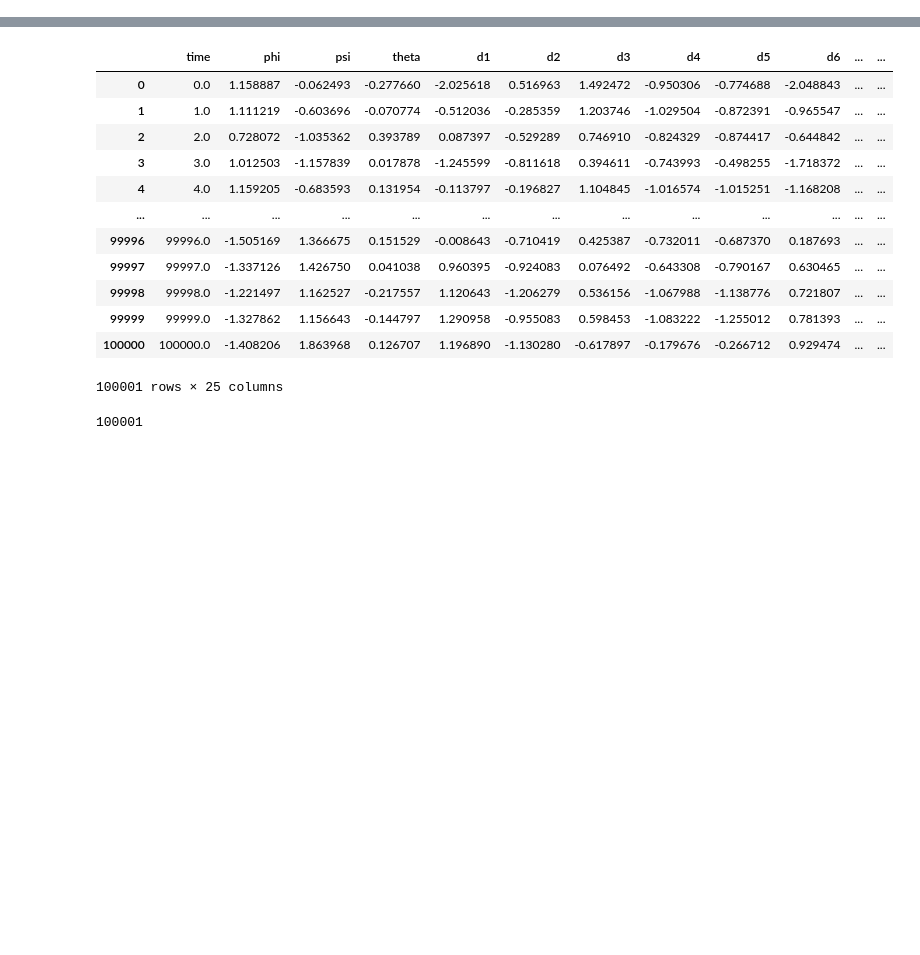
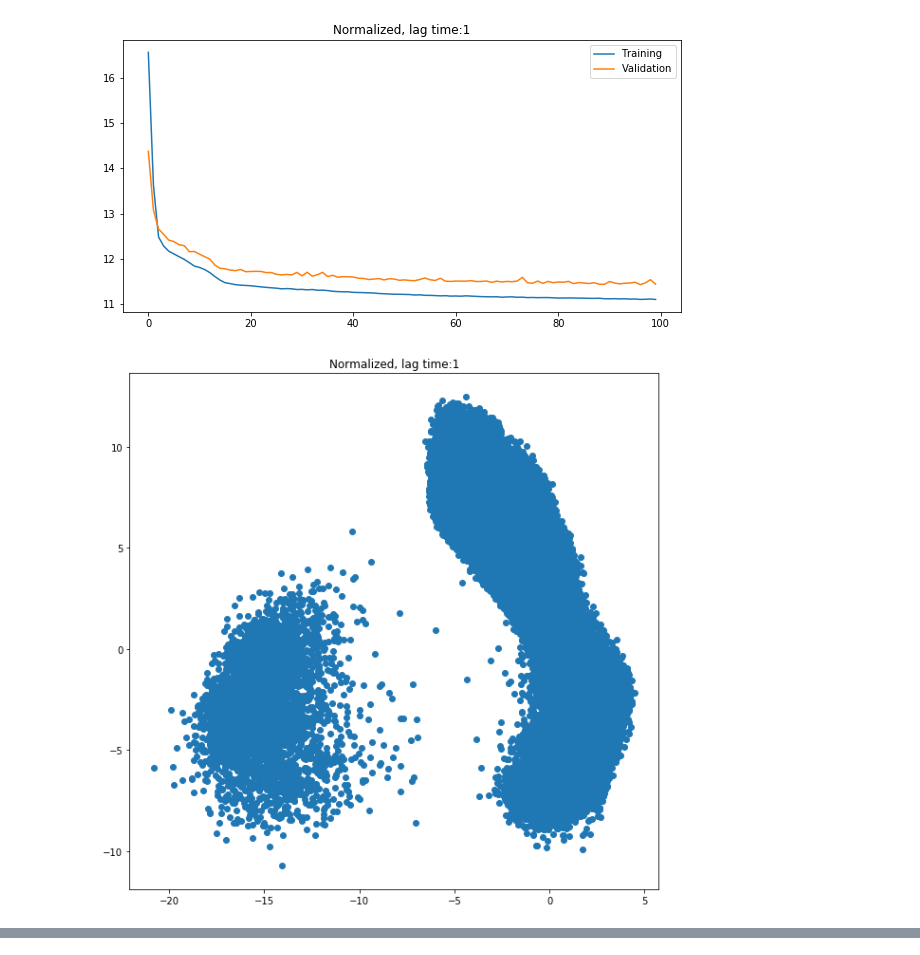
Before and after one commit to amtmanski/AEs, a Jupyter notebook: tae.ipynb, the cells around one changed output, grey strips where cells are left out. Drawn from its saved outputs; the diff is of its cells as text; code cells hidden in the pictures; blank space fills up the shorter version.

```diff
--- a/tae.ipynb
+++ b/tae.ipynb
@@ -10,0 +35,9 @@ from torch.utils.data.dataloader import DataLoader
+# %%
+data_dict = {
+            'nt1':csv_to_tensor(csv_path='../../ala2_.csv', lag_time = 1, normalize=True),
+            'nt2':csv_to_tensor(csv_path='../../ala2_.csv', lag_time = 2, normalize=True),
+            'nt3':csv_to_tensor(csv_path='../../ala2_.csv', lag_time = 3, normalize=True),
+            'nf1':csv_to_tensor(csv_path='../../ala2_.csv', lag_time = 1, normalize=False),
+            'nf2':csv_to_tensor(csv_path='../../ala2_.csv', lag_time = 2, normalize=False),
+            'nf3':csv_to_tensor(csv_path='../../ala2_.csv', lag_time = 3, normalize=False),
+}
@@ -10,0 +113,35 @@ from torch.utils.data.dataloader import DataLoader
+# %%
+def multi_train(name, data_set):
+    train_size = int(0.8 * len(data_set))
+    val_size = len(data_set) - train_size
+    train_d, val_d = random_split(data_set, (train_size, val_size))
+    train_data_loader = DataLoader(train_d, batch_size = 128, shuffle=True)
+    val_data_loader = DataLoader(val_d, batch_size = 128)
+
+    ae = AE(input_size=21, lattent_size=2, hidden_size=[16, 8])
+    optimizer = torch.optim.Adam(ae.parameters(), lr=1e-3)
+    training_loss, val_loss = train(ae, train_data_loader, val_data_loader, optimizer, loss_fn, 100)
+    fig = plt.figure(figsize = (10, 5))
+    if name[1] == 't':
+        plt.title('Normalized, lag time:' + name[-1])
+    else:
+        plt.title('Unnormalized, lag time:' + name[-1])
+    plt.plot(range(len(training_loss)), training_loss, label = 'Training')
+    plt.plot(range(len(val_loss)), val_loss, label = 'Validation')
+    plt.legend()
+    fig.savefig('./res/' + name + '_graph.png', dpi=200)
+
+    out = ae.encode(data_set[:,:][0])
+    out = out.detach().numpy()
+    fig = plt.figure(figsize=(10, 10))
+    if name[1] == 't':
+        plt.title('Normalized, lag time:' + name[-1])
+    else:
+        plt.title('Unnormalized, lag time:' + name[-1])
+    plt.scatter(out[:,0], out[:,1])
+    fig.savefig('./res/' + name + '_scatter.png', dpi=200)
+# %%
+loss_fn = torch.nn.MSELoss(size_average=False)
+for key in data_dict:
+    multi_train(str(key), data_dict[key])
+# %% [output]
@@ -10,0 +165,2 @@ from torch.utils.data.dataloader import DataLoader
+[figure, added]
+[figure, added]
@@ -11,18 +177,2 @@ from torch.utils.data.dataloader import DataLoader
 # %%
 data = pd.read_csv('../../ala2_.csv')
-# %%
-data
-# %% [output]
-|  | time | phi | psi | theta | d1 | d2 | d3 | d4 | d5 | d6 | ... | ... |
-| 0 | 0.0 | 1.158887 | -0.062493 | -0.277660 | -2.025618 | 0.516963 | 1.492472 | -0.950306 | -0.774688 | -2.048843 | ... | ... |
-| 1 | 1.0 | 1.111219 | -0.603696 | -0.070774 | -0.512036 | -0.285359 | 1.203746 | -1.029504 | -0.872391 | -0.965547 | ... | ... |
-| 2 | 2.0 | 0.728072 | -1.035362 | 0.393789 | 0.087397 | -0.529289 | 0.746910 | -0.824329 | -0.874417 | -0.644842 | ... | ... |
-| 3 | 3.0 | 1.012503 | -1.157839 | 0.017878 | -1.245599 | -0.811618 | 0.394611 | -0.743993 | -0.498255 | -1.718372 | ... | ... |
-| 4 | 4.0 | 1.159205 | -0.683593 | 0.131954 | -0.113797 | -0.196827 | 1.104845 | -1.016574 | -1.015251 | -1.168208 | ... | ... |
-| ... | ... | ... | ... | ... | ... | ... | ... | ... | ... | ... | ... | ... |
-| 99996 | 99996.0 | -1.505169 | 1.366675 | 0.151529 | -0.008643 | -0.710419 | 0.425387 | -0.732011 | -0.687370 | 0.187693 | ... | ... |
-| 99997 | 99997.0 | -1.337126 | 1.426750 | 0.041038 | 0.960395 | -0.924083 | 0.076492 | -0.643308 | -0.790167 | 0.630465 | ... | ... |
-| 99998 | 99998.0 | -1.221497 | 1.162527 | -0.217557 | 1.120643 | -1.206279 | 0.536156 | -1.067988 | -1.138776 | 0.721807 | ... | ... |
-| 99999 | 99999.0 | -1.327862 | 1.156643 | -0.144797 | 1.290958 | -0.955083 | 0.598453 | -1.083222 | -1.255012 | 0.781393 | ... | ... |
-| 100000 | 100000.0 | -1.408206 | 1.863968 | 0.126707 | 1.196890 | -1.130280 | -0.617897 | -0.179676 | -0.266712 | 0.929474 | ... | ... |
-100001 rows × 25 columns
@@ -31,4 +178,0 @@ data = data.drop(columns='time')
-# %%
-len(data)
-# %% [output]
-100001
```
Also changed, not shown: parts of 32 cells of this notebook, 12 other files.
